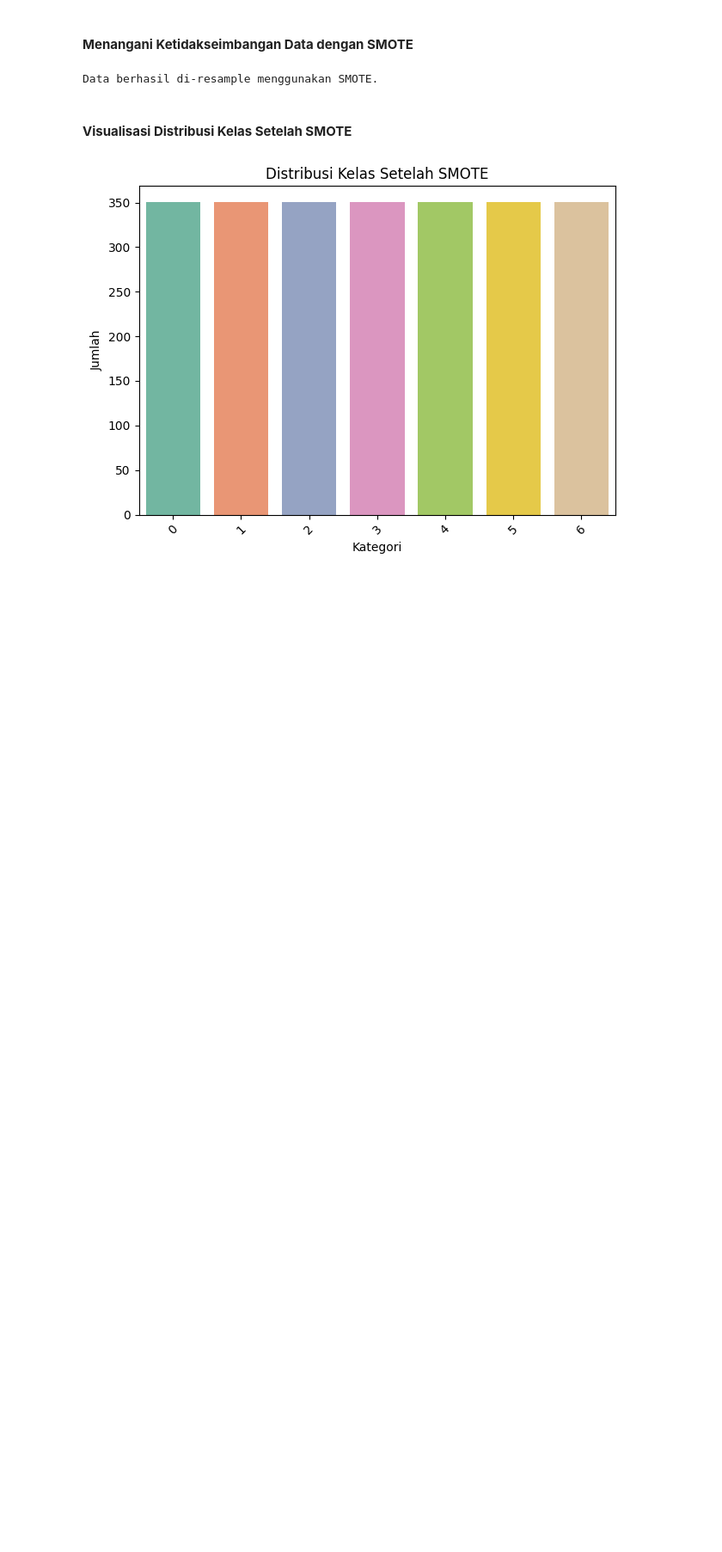
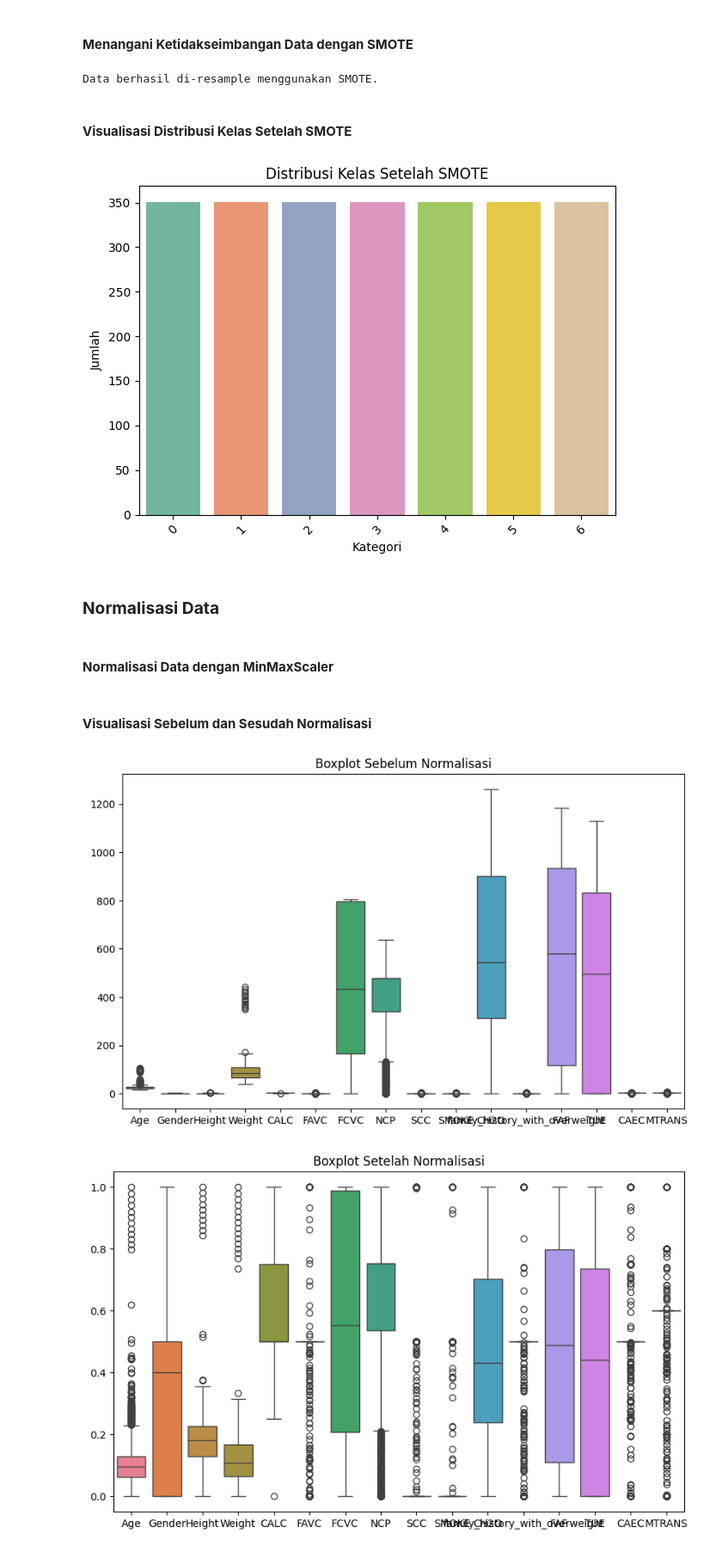
Before and after one commit to Aneiraaa/Capstone-Obesity, a Jupyter notebook: CAPSTONE_PROJECT_UAS_OBESITY.ipynb, the cells around one changed output. Shown at 86% size. Cells and saved outputs as stored; diff of their text form; code cells hidden in the pictures; blank space fills up the shorter version.

```diff
--- a/CAPSTONE_PROJECT_UAS_OBESITY.ipynb
+++ b/CAPSTONE_PROJECT_UAS_OBESITY.ipynb
@@ -621,3 +621,28 @@ plt.tight_layout()
 plt.show()
 # %% [output]
 [figure]
+# %% [markdown]
+### **Normalisasi Data**
+# %% [markdown]
+#### **Normalisasi Data dengan MinMaxScaler**
+# %%
+# Normalisasi Data dengan MinMaxScaler
+from sklearn.preprocessing import MinMaxScaler # Import MinMaxScaler
+
+scaler = MinMaxScaler()
+X_normalized = pd.DataFrame(scaler.fit_transform(X_resampled), columns=X.columns)
+# %% [markdown]
+#### **Visualisasi Sebelum dan Sesudah Normalisasi**
+# %%
+plt.figure(figsize=(10, 6))
+sns.boxplot(data=X)
+plt.title('Boxplot Sebelum Normalisasi')
+plt.show()
+
+plt.figure(figsize=(10, 6))
+sns.boxplot(data=X_normalized)
+plt.title('Boxplot Setelah Normalisasi')
+plt.show()
+# %% [output]
+[figure, added]
+[figure, added]
```
